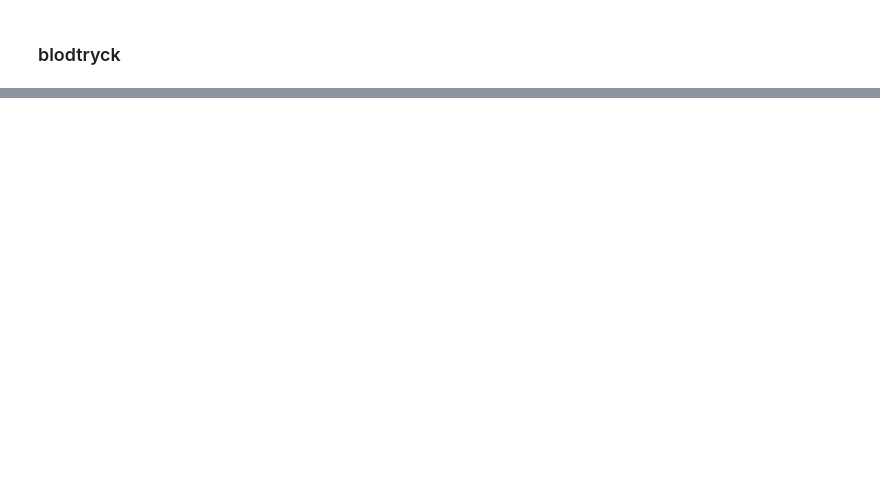
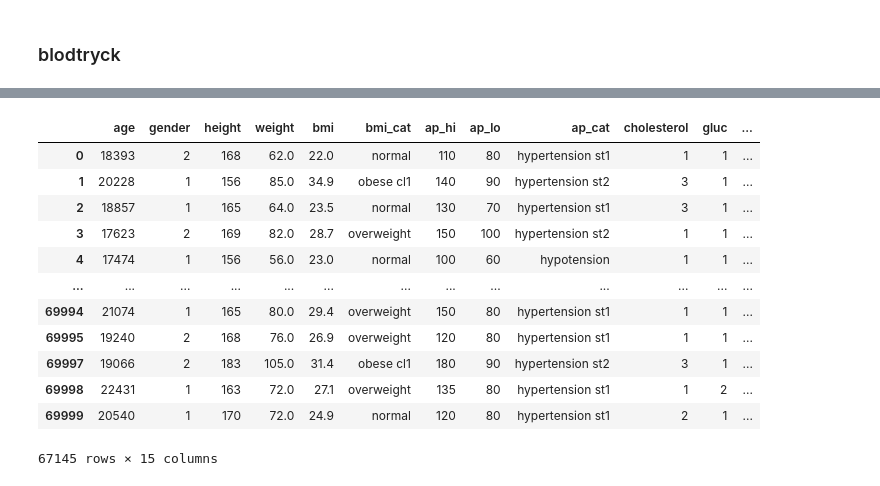
Before and after one commit to AlbotGoodman/machine-learning, a Jupyter notebook: lab/draft.ipynb, the cells around one changed output, grey strips where cells are left out. Saved outputs shown, nothing was run; the diff lists cells and outputs as text; code cells hidden in the pictures; blank space fills up the shorter version.

```diff
--- a/lab/draft.ipynb
+++ b/lab/draft.ipynb
@@ -71,0 +98,35 @@ df
+# %%
+bp_conditions = [
+    (df["ap_hi"] <= 90) | (df["ap_lo"] <= 60), # with outlier I need | instead of & otherwise I get unknown values
+    ((df["ap_hi"] >= 90) & (df["ap_hi"] < 120)) & (df["ap_lo"] < 80),
+    ((df["ap_hi"] >= 120) & (df["ap_hi"] < 130)) & (df["ap_lo"] < 80),
+    ((df["ap_hi"] >= 130) & (df["ap_hi"] < 140)) | ((df["ap_lo"] >= 80) & (df["ap_lo"] < 90)),
+    ((df["ap_hi"] >= 140) & (df["ap_hi"] < 180)) | ((df["ap_lo"] >= 90) & (df["ap_lo"] < 120)),
+    (df["ap_hi"] >= 180) | (df["ap_lo"] >= 120)
+]
+bp_labels = [
+    "hypotension",
+    "normal",
+    "elevated",
+    "hypertension st1",
+    "hypertension st2",
+    "hypertension crisis"
+]
+
+df["ap_cat"] = np.select(bp_conditions, bp_labels, default="unknown")
+df = df[["age", "gender", "height", "weight", "bmi", "bmi_cat", "ap_hi", "ap_lo", "ap_cat", "cholesterol", "gluc", "smoke", "alco", "active", "cardio"]]
+df
+# %% [output]
+|  | age | gender | height | weight | bmi | bmi_cat | ap_hi | ap_lo | ap_cat | cholesterol | gluc | ... |
+| 0 | 18393 | 2 | 168 | 62.0 | 22.0 | normal | 110 | 80 | hypertension st1 | 1 | 1 | ... |
+| 1 | 20228 | 1 | 156 | 85.0 | 34.9 | obese cl1 | 140 | 90 | hypertension st2 | 3 | 1 | ... |
+| 2 | 18857 | 1 | 165 | 64.0 | 23.5 | normal | 130 | 70 | hypertension st1 | 3 | 1 | ... |
+| 3 | 17623 | 2 | 169 | 82.0 | 28.7 | overweight | 150 | 100 | hypertension st2 | 1 | 1 | ... |
+| 4 | 17474 | 1 | 156 | 56.0 | 23.0 | normal | 100 | 60 | hypotension | 1 | 1 | ... |
+| ... | ... | ... | ... | ... | ... | ... | ... | ... | ... | ... | ... | ... |
+| 69994 | 21074 | 1 | 165 | 80.0 | 29.4 | overweight | 150 | 80 | hypertension st1 | 1 | 1 | ... |
+| 69995 | 19240 | 2 | 168 | 76.0 | 26.9 | overweight | 120 | 80 | hypertension st1 | 1 | 1 | ... |
+| 69997 | 19066 | 2 | 183 | 105.0 | 31.4 | obese cl1 | 180 | 90 | hypertension st2 | 3 | 1 | ... |
+| 69998 | 22431 | 1 | 163 | 72.0 | 27.1 | overweight | 135 | 80 | hypertension st1 | 1 | 2 | ... |
+| 69999 | 20540 | 1 | 170 | 72.0 | 24.9 | normal | 120 | 80 | hypertension st1 | 2 | 1 | ... |
+67145 rows × 15 columns
```
Also changed, not shown: parts of 14 cells of this notebook.
